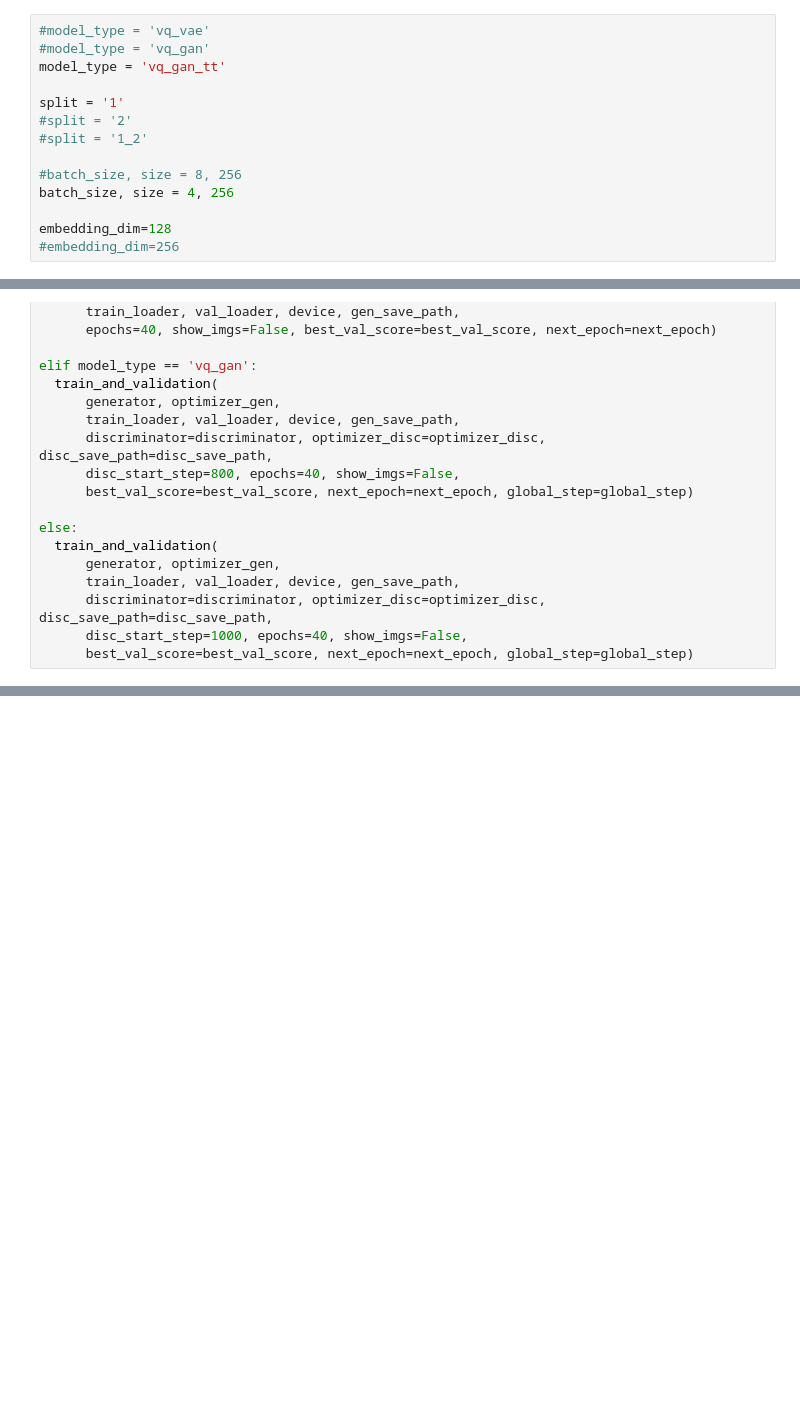
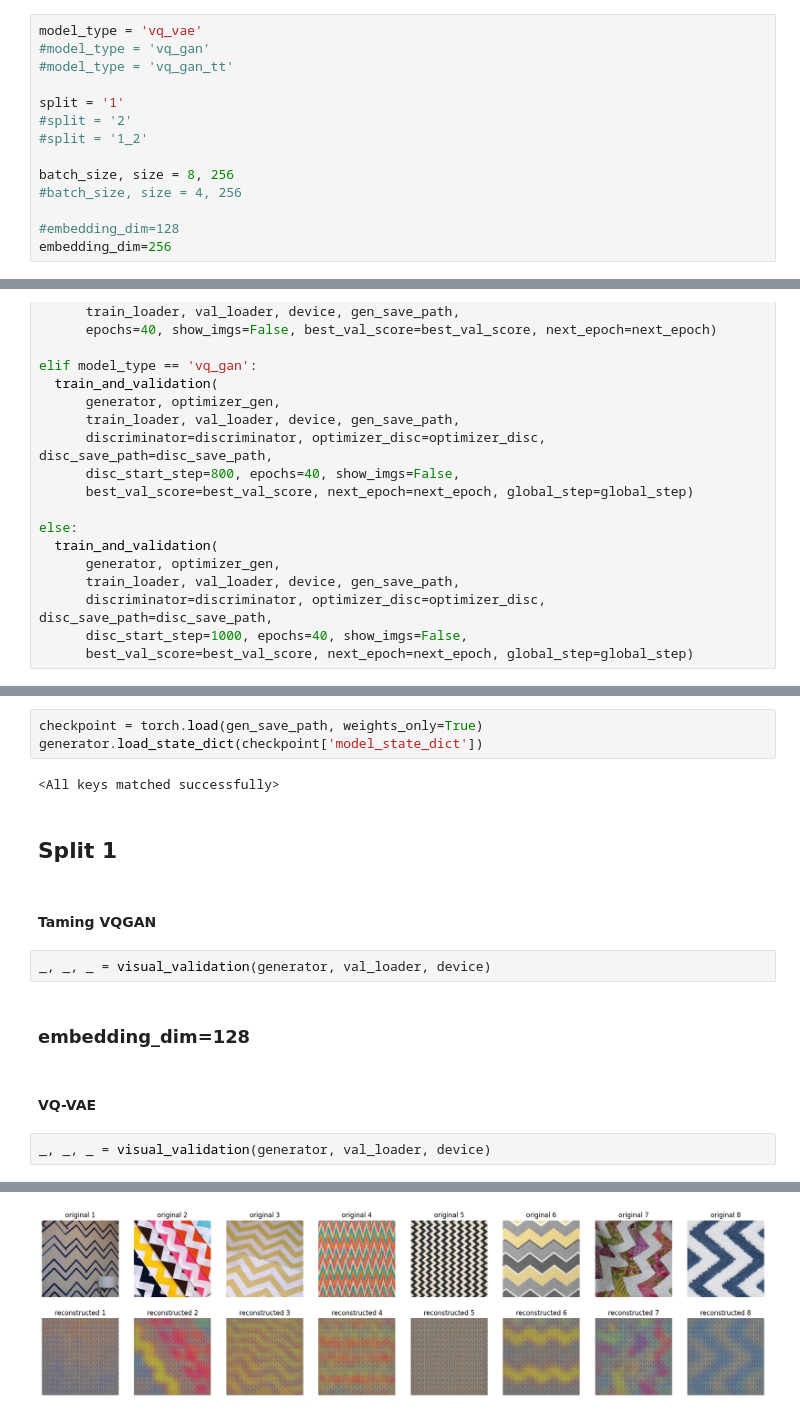
Before and after one commit to ValentinaEmili/Texture-synthesis, a Jupyter notebook: codebook/training_temp.ipynb, the cells around one changed output, grey strips where cells are left out. Cells and saved outputs as stored; diff of their text form; blank space fills up the shorter version.

```diff
--- a/codebook/training_temp.ipynb
+++ b/codebook/training_temp.ipynb
@@ -44,19 +44,19 @@ Resolving deltas: 100% (445/445), done.
 !pip install import-ipynb -q
 import import_ipynb
 # %%
-#model_type = 'vq_vae'
+model_type = 'vq_vae'
 #model_type = 'vq_gan'
-model_type = 'vq_gan_tt'
+#model_type = 'vq_gan_tt'
 
 split = '1'
 #split = '2'
 #split = '1_2'
 
-#batch_size, size = 8, 256
-batch_size, size = 4, 256
+batch_size, size = 8, 256
+#batch_size, size = 4, 256
 
-embedding_dim=128
-#embedding_dim=256
+#embedding_dim=128
+embedding_dim=256
 # %%
 device = torch.device("cuda" if torch.cuda.is_available() else "cpu")
 
@@ -583,0 +682,18 @@ else:
+# %%
+checkpoint = torch.load(gen_save_path, weights_only=True)
+generator.load_state_dict(checkpoint['model_state_dict'])
+# %% [output]
+<All keys matched successfully>
+# %% [markdown]
+## Split 1
+# %% [markdown]
+#### Taming VQGAN
+# %%
+_, _, _ = visual_validation(generator, val_loader, device)
+# %% [markdown]
+### embedding_dim=128
+# %% [markdown]
+#### VQ-VAE
+# %%
+_, _, _ = visual_validation(generator, val_loader, device)
+# %% [output]
@@ -583,0 +706 @@ else:
+[figure, added]
```
Also changed, not shown: parts of 30 cells of this notebook.
